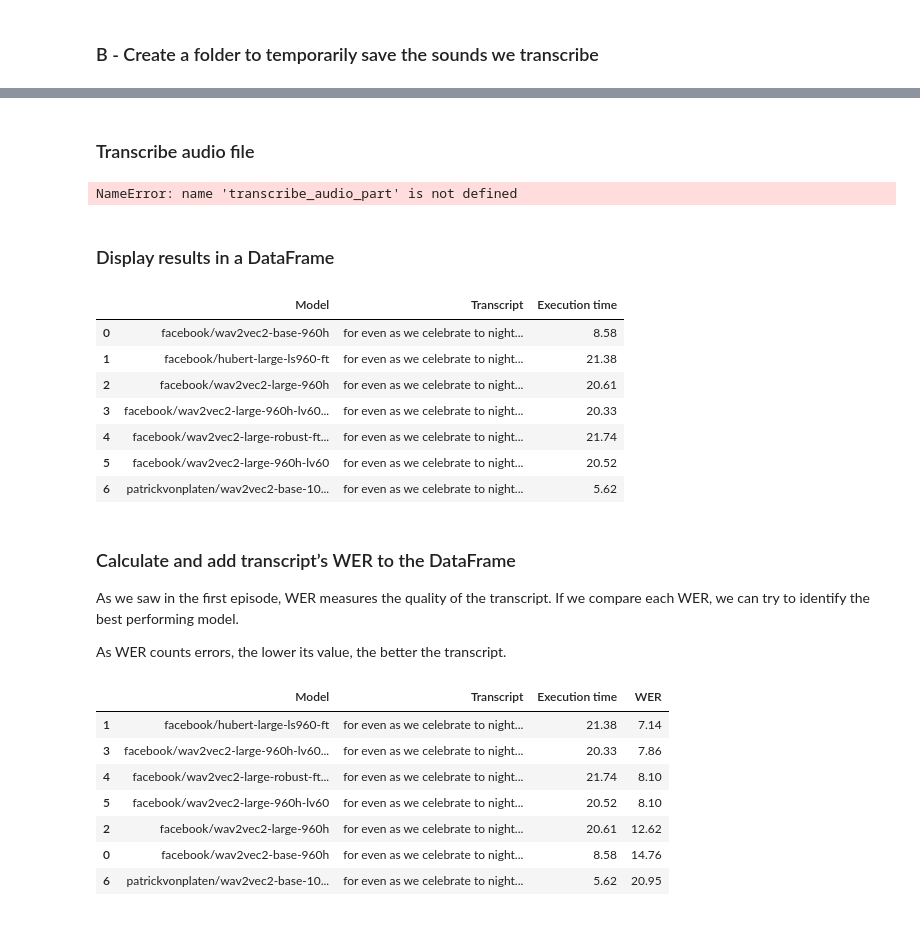
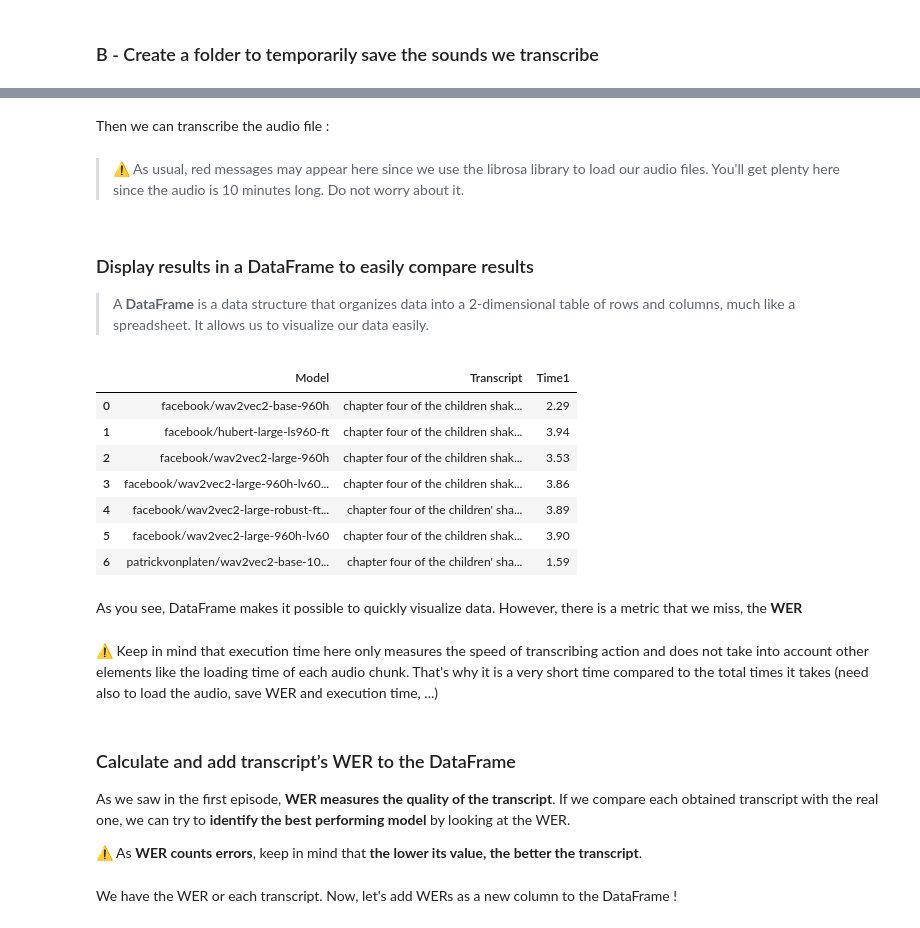
Before and after one commit to ovh/ai-training-examples, a Jupyter notebook: notebooks/natural-language-processing/speech-to-text/conda/compare-models/speech-to-text-compare-models.ipynb, the cells around one changed output, grey strips where cells are left out. Cells and saved outputs as stored; diff of their text form; code cells hidden in the pictures.

```diff
--- a/notebooks/natural-language-processing/speech-to-text/conda/compare-models/speech-to-text-compare-models.ipynb
+++ b/notebooks/natural-language-processing/speech-to-text/conda/compare-models/speech-to-text-compare-models.ipynb
@@ -331,11 +330,10 @@ and finetuned on 960 hours of Librispeech: open-source read-out audio data.
 # %%
 model_name = "facebook/wav2vec2-large-robust-ft-libri-960h"
-
 model = Wav2Vec2ForCTC.from_pretrained(model_name)
 processor = Wav2Vec2Processor.from_pretrained(model_name)
 
 # Add model to list
 if [model, processor] not in models_list:
     models_list.append([model, processor])
-    results_list.append([model_name, "", 0])
+    models_names_list.append(model_name)
 # %% [markdown]
@@ -351,4 +349,4 @@ processor = Wav2Vec2Processor.from_pretrained(model_name)
 # Add model to list
 if [model, processor] not in models_list:
     models_list.append([model, processor])
-    results_list.append([model_name, "", 0])
+    models_names_list.append(model_name)
@@ -368,4 +363,4 @@ processor = Wav2Vec2Processor.from_pretrained(model_name)
 # Add model to list
 if [model, processor] not in models_list:
     models_list.append([model, processor])
-    results_list.append([model_name, "", 0])
+    models_names_list.append(model_name)
@@ -372 +378,6 @@ if [model, processor] not in models_list:
+# %%
+number_of_models = len(models_list)
+
+execution_times_list = [0 for i in range(number_of_models)]
+transcripts_list = ["" for i in range(number_of_models)]
 # %% [markdown]
@@ -387,35 +400,42 @@ silence_list = silences_distribution(silence_list, min_space=25000, max_space=45
 # %% [markdown]
-### Transcribe audio file
+Then we can transcribe the audio file :
 # %%
-# transcribe
 transcript = ""
 for i in range(0, len(silence_list) - 1):
     sub_start = silence_list[i]
     sub_end = silence_list[i + 1]
 
-    # Initial audio has been split with start & end values
-    # It begins to 0s, but the timestamps need to be adjust with +start*1000 values to adapt the gap
-
-    transcribe_audio_part(models_list, results_list, "obama.mp3", obama_audio, sub_start, sub_end, i)
+    transcribe_audio_part(models_list, execution_times_list, transcripts_list, "thechildrensshakespeare_04_nesbit.mp3", king_lear_audio, sub_start, sub_end, i)
-# %% [output]
-NameError: name 'transcribe_audio_part' is not defined
+# %% [markdown]
+> ⚠️ As usual, red messages may appear here since we use the librosa library to load our audio files. You'll get plenty here since the audio is 10 minutes long. Do not worry about it.
 # %% [markdown]
-### Display results in a DataFrame
+### Display results in a DataFrame to easily compare results
+> A **DataFrame** is a data structure that organizes data into a 2-dimensional table of rows and columns, much like a spreadsheet. It allows us to visualize our data easily.
 # %%
-df=pd.DataFrame(data = results_list, columns=['Model', 'Transcript', 'Execution time'])
+# Create the DataFrame with a column equals to the names of the models
+df=pd.DataFrame(data = models_names_list, columns=['Model'])
+
+# Add transcript & execution time lists to our DataFrame
+df = df.assign(Transcript=transcripts_list, Time1=execution_times_list)
+
+# Display the data
 display(df)
 # %% [output]
-|  | Model | Transcript | Execution time |
-| 0 | facebook/wav2vec2-base-960h | for even as we celebrate to night... | 8.58 |
-| 1 | facebook/hubert-large-ls960-ft | for even as we celebrate to night... | 21.38 |
-| 2 | facebook/wav2vec2-large-960h | for even as we celebrate to night... | 20.61 |
-| 3 | facebook/wav2vec2-large-960h-lv60... | for even as we celebrate to night... | 20.33 |
-| 4 | facebook/wav2vec2-large-robust-ft... | for even as we celebrate to night... | 21.74 |
-| 5 | facebook/wav2vec2-large-960h-lv60 | for even as we celebrate to night... | 20.52 |
-| 6 | patrickvonplaten/wav2vec2-base-10... | for even as we celebrate to night... | 5.62 |
+|  | Model | Transcript | Time1 |
+| 0 | facebook/wav2vec2-base-960h | chapter four of the children shak... | 2.29 |
+| 1 | facebook/hubert-large-ls960-ft | chapter four of the children shak... | 3.94 |
+| 2 | facebook/wav2vec2-large-960h | chapter four of the children shak... | 3.53 |
+| 3 | facebook/wav2vec2-large-960h-lv60... | chapter four of the children shak... | 3.86 |
+| 4 | facebook/wav2vec2-large-robust-ft... | chapter four of the children' sha... | 3.89 |
+| 5 | facebook/wav2vec2-large-960h-lv60 | chapter four of the children shak... | 3.90 |
+| 6 | patrickvonplaten/wav2vec2-base-10... | chapter four of the children' sha... | 1.59 |
+# %% [markdown]
+As you see, DataFrame makes it possible to quickly visualize data. However, there is a metric that we miss, the **WER**
+# %% [markdown]
+⚠️ Keep in mind that execution time here only measures the speed of transcribing action and does not take into account other elements like the loading time of each audio chunk. That's why it is a very short time compared to the total times it takes (need also to load the audio, save WER and execution time, ...)
 # %% [markdown]
 ### Calculate and add transcript’s WER to the DataFrame
 
-As we saw in the first episode, WER measures the quality of the transcript. If we compare each WER, we can try to identify the best performing model.
+As we saw in the first episode, **WER measures the quality of the transcript**. If we compare each obtained transcript with the real one, we can try to **identify the best performing model** by looking at the WER.
 
-As WER counts errors, the lower its value, the better the transcript.
+⚠️ As **WER counts errors**, keep in mind that **the lower its value, the better the transcript**.
@@ -436,12 +455,2 @@ df_with_wer = df.assign(WER=wer_score)
-# %%
-# Display new DataFrame
-display(df_with_wer)
-# %% [output]
-|  | Model | Transcript | Execution time | WER |
-| 1 | facebook/hubert-large-ls960-ft | for even as we celebrate to night... | 21.38 | 7.14 |
-| 3 | facebook/wav2vec2-large-960h-lv60... | for even as we celebrate to night... | 20.33 | 7.86 |
-| 4 | facebook/wav2vec2-large-robust-ft... | for even as we celebrate to night... | 21.74 | 8.10 |
-| 5 | facebook/wav2vec2-large-960h-lv60 | for even as we celebrate to night... | 20.52 | 8.10 |
-| 2 | facebook/wav2vec2-large-960h | for even as we celebrate to night... | 20.61 | 12.62 |
-| 0 | facebook/wav2vec2-base-960h | for even as we celebrate to night... | 8.58 | 14.76 |
-| 6 | patrickvonplaten/wav2vec2-base-10... | for even as we celebrate to night... | 5.62 | 20.95 |
+# %% [markdown]
+We have the WER or each transcript. Now, let's add WERs as a new column to the DataFrame !
```
Also changed, not shown: parts of 112 cells of this notebook, 9 other files.
